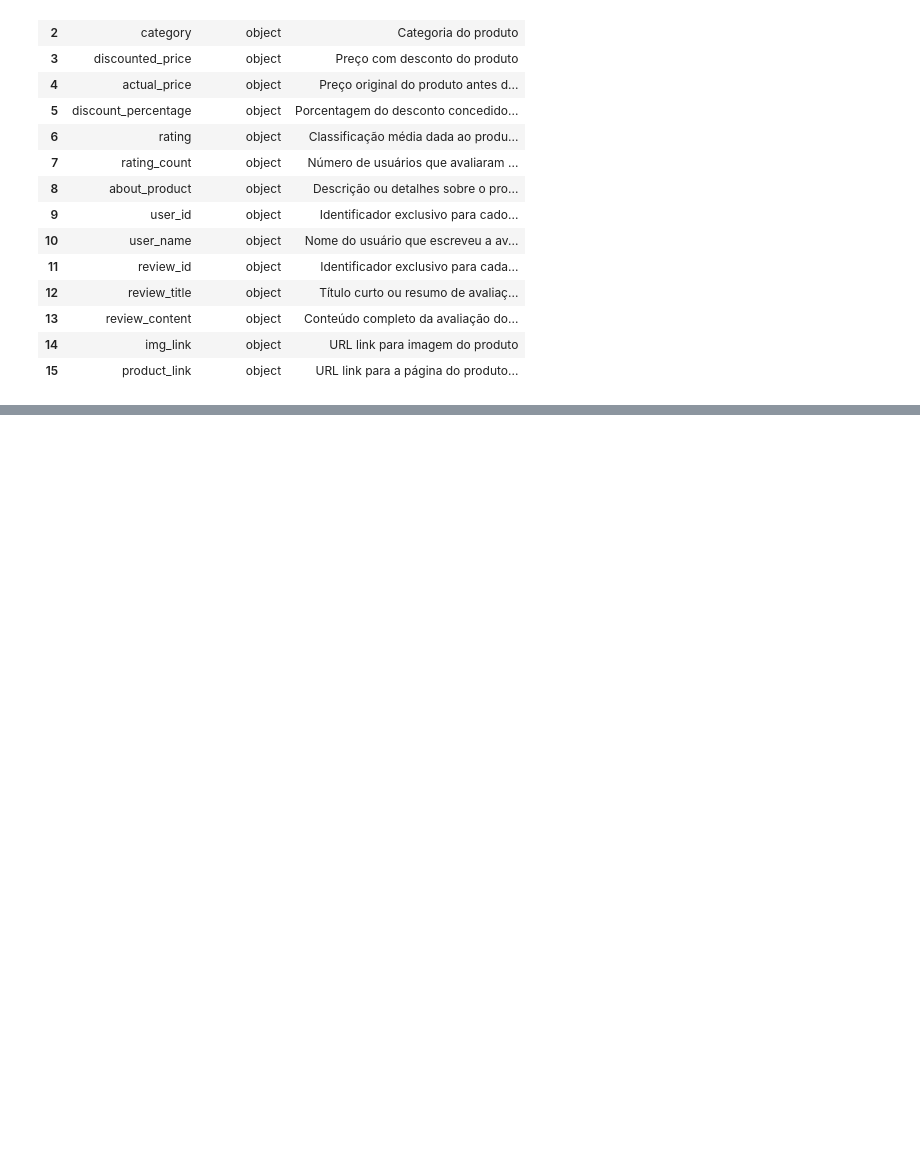
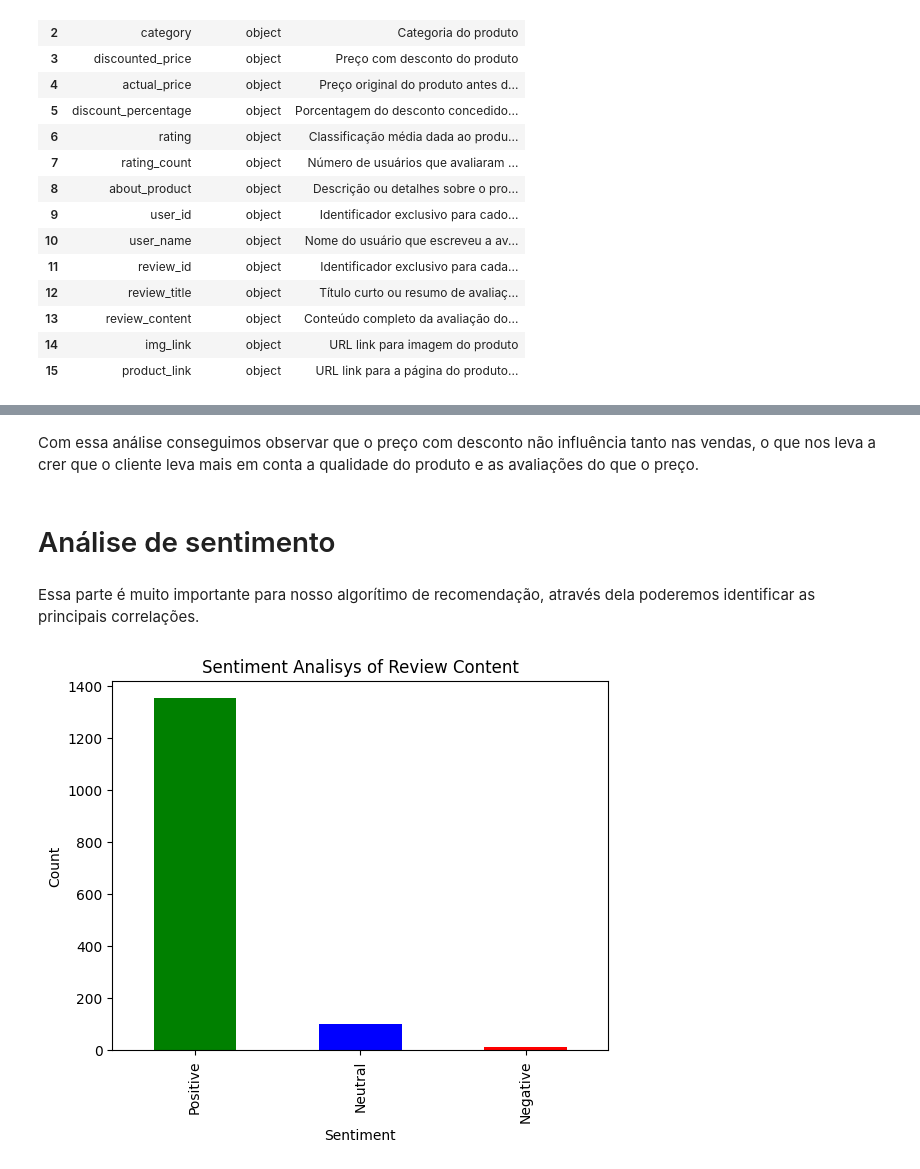
Before and after one commit to DieGod69/amazon-sentiment-analysis-and-recommendation, a Jupyter notebook: code/modeling/modeling.ipynb, the cells around one changed output, grey strips where cells are left out. Cells and saved outputs as stored; diff of their text form; code cells hidden in the pictures; blank space fills up the shorter version.

```diff
--- a/code/modeling/modeling.ipynb
+++ b/code/modeling/modeling.ipynb
@@ -59,0 +161,31 @@ df_dict
+# %% [markdown]
+Com essa análise conseguimos observar que o preço com desconto não influência tanto nas vendas, o que nos leva a crer que o cliente leva mais em conta a qualidade do produto e as avaliações do que o preço.
+# %% [markdown]
+# Análise de sentimento
+# %% [markdown]
+Essa parte é muito importante para nosso algorítimo de recomendação, através dela poderemos identificar as principais correlações.
+# %%
+def sentiment_analysis(text):
+    analysis = TextBlob(text)
+
+    if analysis.sentiment.polarity > 0.1:
+        return 'Positive'
+    elif analysis.sentiment.polarity < -0.1:
+        return 'Negative'
+    else:
+        return 'Neutral'
+
+
+# aplicando analise de sentimentos
+reviews = data['review_content']
+reviews_sentiments = reviews.apply(sentiment_analysis)
+
+# contando numero de ocorrências de cada sentimento
+sentiment_counts = reviews_sentiments.value_counts()
+
+sentiment_counts.plot(kind='bar', color = ['green', 'blue', 'red'], title = 'Sentiment Analisys of Review Content')
+plt.xlabel('Sentiment')
+plt.ylabel('Count')
+plt.show()
+# %% [output]
+[figure, added]
```
Also changed, not shown: parts of 29 cells of this notebook, 1 other file.
